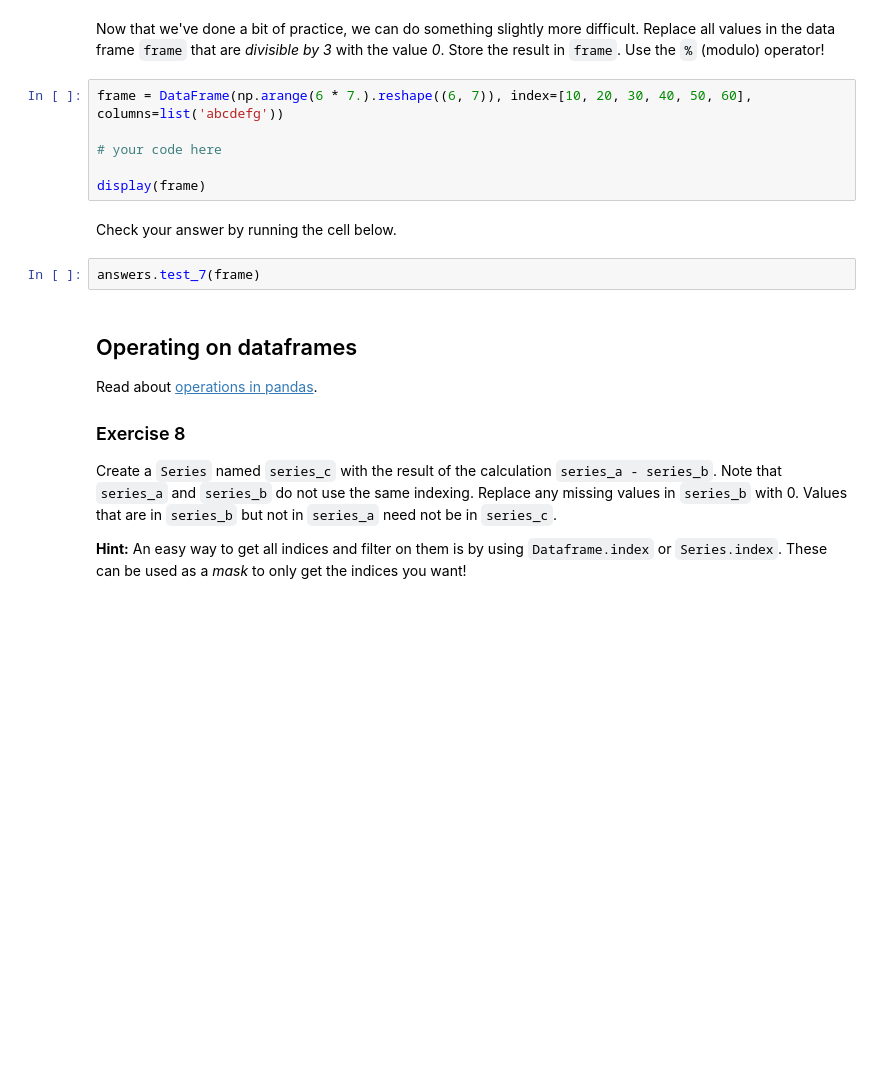
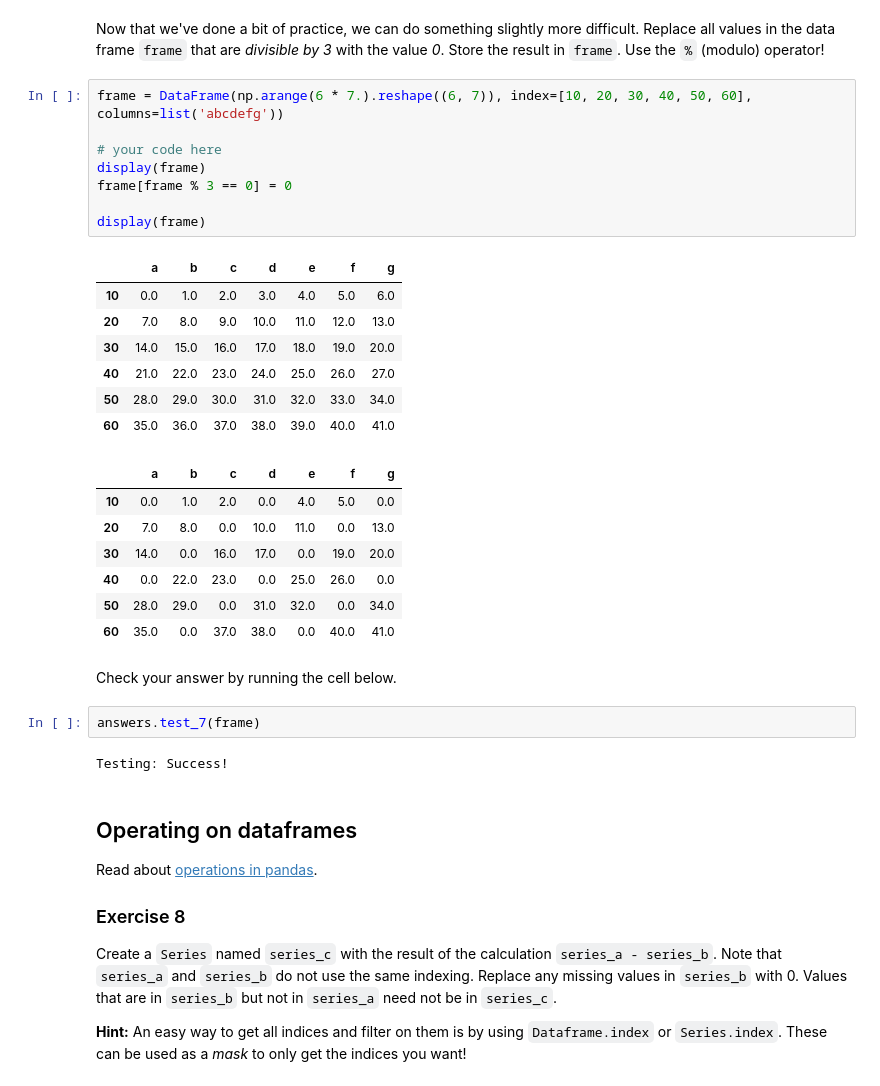
Before and after one commit to dangbert/playground, a Jupyter notebook: python/pandas/pandas1.ipynb, the cells around one changed output. Saved outputs shown, nothing was run; the diff lists cells and outputs as text; blank space fills up the shorter version.

```diff
--- a/python/pandas/pandas1.ipynb
+++ b/python/pandas/pandas1.ipynb
@@ -247,13 +289,32 @@ Now that we've done a bit of practice, we can do something slightly more difficu
 # %%
 frame = DataFrame(np.arange(6 * 7.).reshape((6, 7)), index=[10, 20, 30, 40, 50, 60], columns=list('abcdefg'))
 
 # your code here
+display(frame)
+frame[frame % 3 == 0] = 0
 
 display(frame)
+# %% [output]
+|  | a | b | c | d | e | f | g |
+| 10 | 0.0 | 1.0 | 2.0 | 3.0 | 4.0 | 5.0 | 6.0 |
+| 20 | 7.0 | 8.0 | 9.0 | 10.0 | 11.0 | 12.0 | 13.0 |
+| 30 | 14.0 | 15.0 | 16.0 | 17.0 | 18.0 | 19.0 | 20.0 |
+| 40 | 21.0 | 22.0 | 23.0 | 24.0 | 25.0 | 26.0 | 27.0 |
+| 50 | 28.0 | 29.0 | 30.0 | 31.0 | 32.0 | 33.0 | 34.0 |
+| 60 | 35.0 | 36.0 | 37.0 | 38.0 | 39.0 | 40.0 | 41.0 |
+|  | a | b | c | d | e | f | g |
+| 10 | 0.0 | 1.0 | 2.0 | 0.0 | 4.0 | 5.0 | 0.0 |
+| 20 | 7.0 | 8.0 | 0.0 | 10.0 | 11.0 | 0.0 | 13.0 |
+| 30 | 14.0 | 0.0 | 16.0 | 17.0 | 0.0 | 19.0 | 20.0 |
+| 40 | 0.0 | 22.0 | 23.0 | 0.0 | 25.0 | 26.0 | 0.0 |
+| 50 | 28.0 | 29.0 | 0.0 | 31.0 | 32.0 | 0.0 | 34.0 |
+| 60 | 35.0 | 0.0 | 37.0 | 38.0 | 0.0 | 40.0 | 41.0 |
 # %% [markdown]
 Check your answer by running the cell below.
 # %%
 answers.test_7(frame)
+# %% [output]
+Testing: Success!
 # %% [markdown]
 ## Operating on dataframes
 
```
Also changed, not shown: parts of 4 cells of this notebook.
